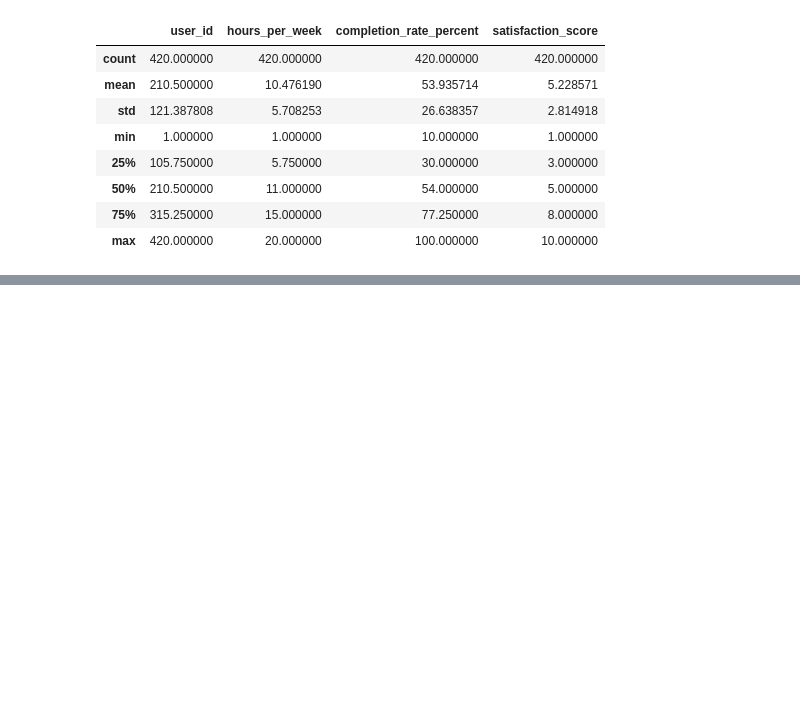
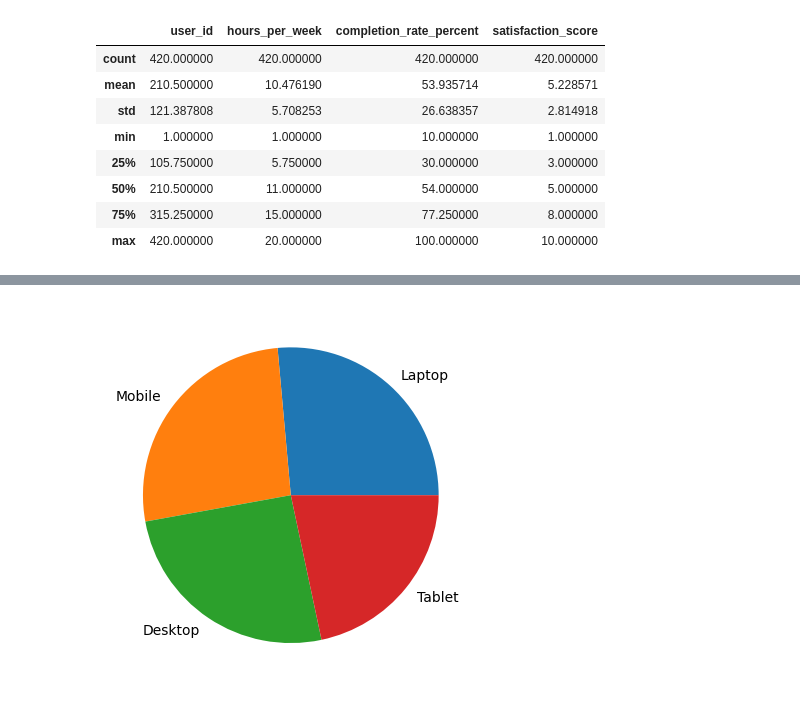
Before and after one commit to JosephRidge/Analysis101, a Jupyter notebook: online_learning_platform_usage.ipynb, the cells around one changed output, grey strips where cells are left out. Cells and saved outputs as stored; diff of their text form; code cells hidden in the pictures; blank space fills up the shorter version.

```diff
--- a/online_learning_platform_usage.ipynb
+++ b/online_learning_platform_usage.ipynb
@@ -180,0 +219,5 @@ Insights:
+# %%
+label, data = getLabelData(learning_df, 'learning_device')
+plotPieChart(label, data )
+# %% [output]
+[figure, added]
```
Also changed, not shown: parts of 10 cells of this notebook.
